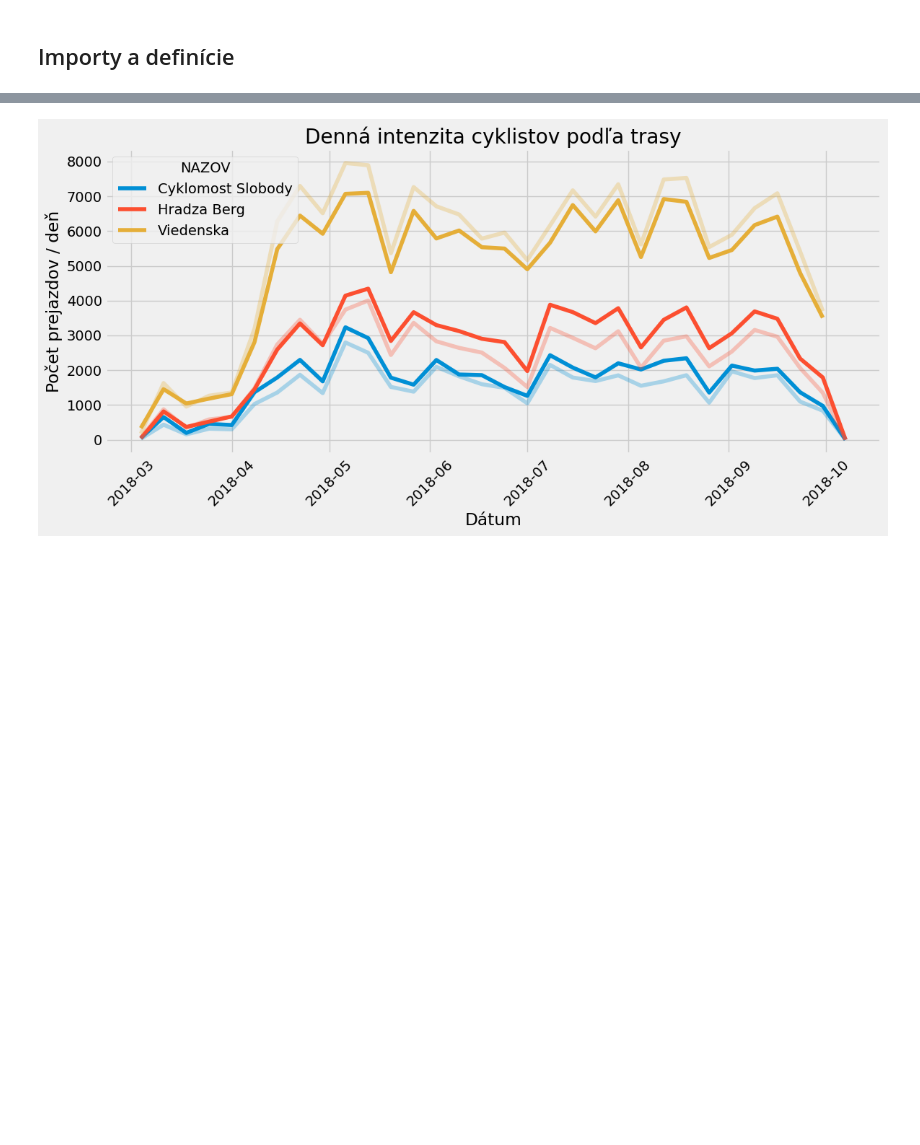
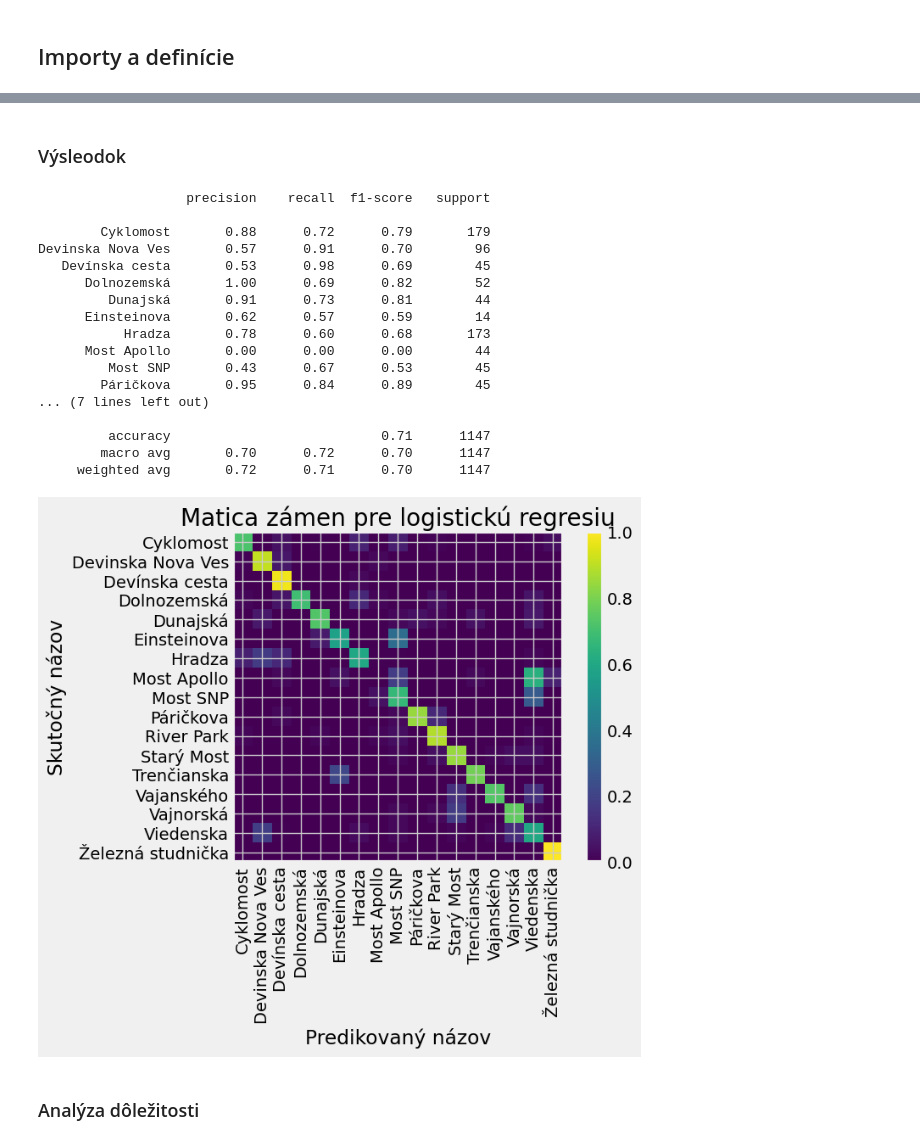
Before and after one commit to sugy-w/PRIDAV-JPD, a Jupyter notebook: Routes Classifier/logistic_regression.ipynb, the cells around one changed output, grey strips where cells are left out. Cells and saved outputs as stored; diff of their text form; code cells hidden in the pictures; blank space fills up the shorter version.

```diff
--- a/Routes Classifier/logistic_regression.ipynb
+++ b/Routes Classifier/logistic_regression.ipynb
@@ -132,0 +117,5 @@ plt.legend(bbox_to_anchor=(1.05, 1), loc='upper left')
+# %%
+X_train, X_test, y_train, y_test = train_test_split_each_route(X, y, test_size=0.3)
+y_train, y_test, class_weights_dict, class_names = classify(y_train, y_test)
+y_train = np.argmax(y_train, axis=1)
+y_test = np.argmax(y_test, axis=1)
@@ -133,20 +129,10 @@ plt.legend(bbox_to_anchor=(1.05, 1), loc='upper left')
 # %%
-model  = Pipeline([
+model2  = Pipeline([
     ('scaler', StandardScaler()),
     ('pca', PCA(n_components=0.92)),
-    ('LGR', LGR(solver='lbfgs', max_iter=500))
+    ('LGR', LGR(solver='lbfgs', max_iter=500, class_weight=class_weight_dict, random_state=42))
 ])
-
-
-model.fit(X_train, y_train)
-y_pred = model.predict(X_test)
-
-print(CR(y_test, y_pred))
-ConfusionMatrixDisplay.from_estimator(model, X_test, y_test, cmap='Blues', xticks_rotation='vertical', include_values=False, normalize='true')
-plt.title("Confusion Matrix pre LGR")
-plt.xlabel("Predikovaný názov")
-plt.ylabel("Skutočný názov")
-plt.show()
+model2.fit(X_train, y_train)
 # %% [output]
 STOP: TOTAL NO. OF ITERATIONS REACHED LIMIT
 
@@ -177,14 +165,33 @@ Please also refer to the documentation for alternative solver options:
-# %%
-do_2024 = cycling_data[('2018-03-01' <= cycling_data["datum_a_cas"]) & (cycling_data["datum_a_cas"] <= '2018-10-01')]
-df_daily = do_2024.set_index('datum_a_cas').groupby(['NAZOV', pd.Grouper(freq='W')])[['POCET_DO', 'POCET_Z']].sum().reset_index()
-plt.figure(figsize=(12, 6))
-sns.lineplot(data=df_daily, x='datum_a_cas', y='POCET_DO', hue='NAZOV')
-sns.lineplot(data=df_daily, x='datum_a_cas', y='POCET_Z', hue='NAZOV', legend=False, alpha=0.3)
-plt.title('Denná intenzita cyklistov podľa trasy')
-plt.ylabel('Počet prejazdov / deň')
-plt.xlabel('Dátum')
-plt.xticks(rotation=45)
-plt.tight_layout()
-plt.show()
-# %% [output]
-[figure, removed]
+# %% [markdown]
+### Výsleodok
+# %%
+y_pred = model2.predict(X_test)
+
+print(CR(y_test, y_pred, target_names=class_names))
+ConfusionMatrixDisplay.from_predictions(y_test, y_pred, cmap='viridis', display_labels=class_names,
+    xticks_rotation='vertical', include_values=False, normalize='true')
+plt.title("Matica zámen pre logistickú regresiu")
+plt.xlabel("Predikovaný názov")
+plt.ylabel("Skutočný názov")
+plt.show()
+# %% [output]
+                   precision    recall  f1-score   support
+
+        Cyklomost       0.88      0.72      0.79       179
+Devinska Nova Ves       0.57      0.91      0.70        96
+   Devínska cesta       0.53      0.98      0.69        45
+      Dolnozemská       1.00      0.69      0.82        52
+         Dunajská       0.91      0.73      0.81        44
+      Einsteinova       0.62      0.57      0.59        14
+           Hradza       0.78      0.60      0.68       173
+      Most Apollo       0.00      0.00      0.00        44
+         Most SNP       0.43      0.67      0.53        45
+        Páričkova       0.95      0.84      0.89        45
+... (7 lines left out)
+
+         accuracy                           0.71      1147
+        macro avg       0.70      0.72      0.70      1147
+     weighted avg       0.72      0.71      0.70      1147
+[figure, added]
+# %% [markdown]
+### Analýza dôležitosti
```
Also changed, not shown: parts of 19 cells of this notebook, 3 other files.
